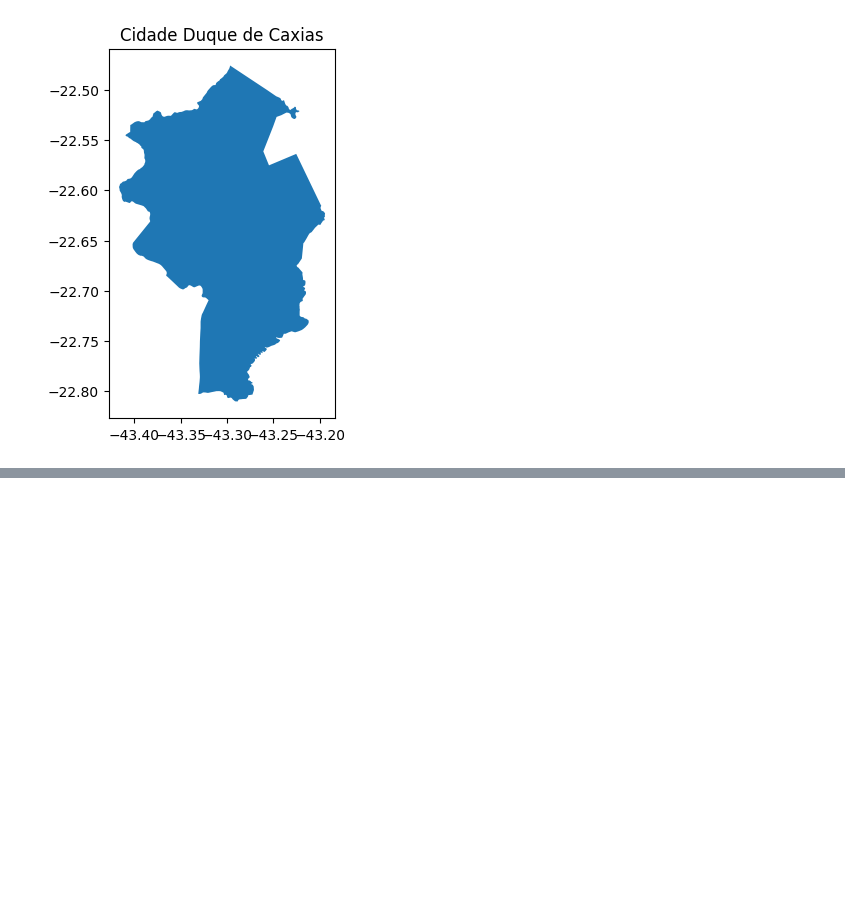
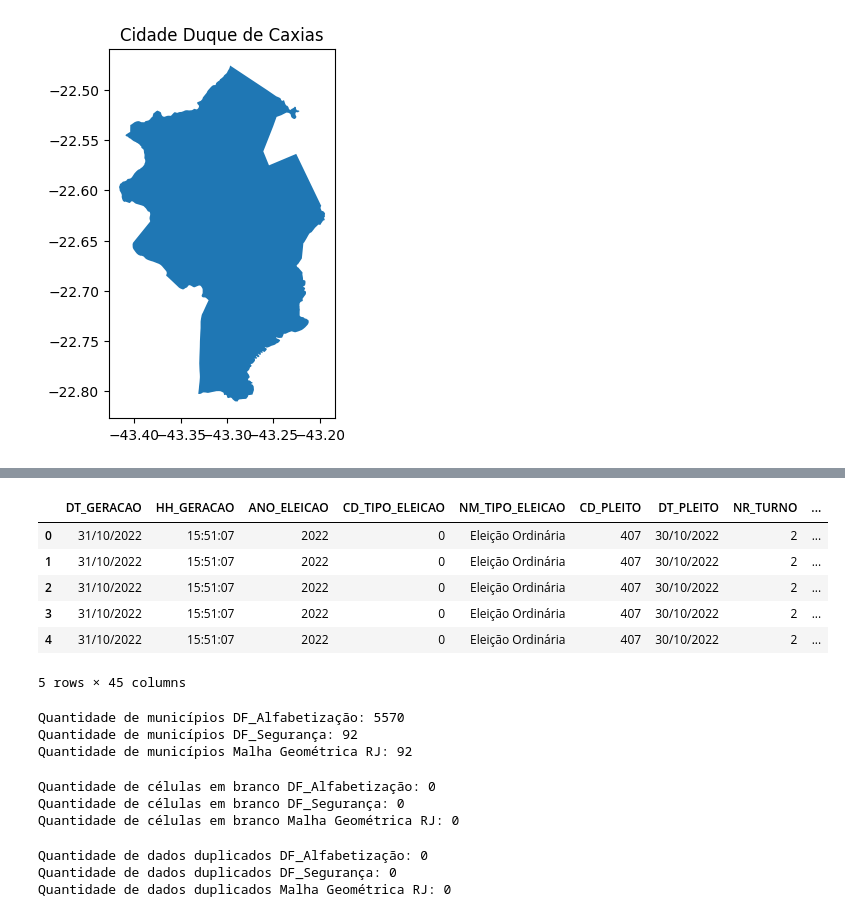
Before and after one commit to carlabferreira/RJ_election_analysis, a Jupyter notebook: First_analysis.ipynb, the cells around one changed output, grey strips where cells are left out. Saved outputs shown, nothing was run; the diff lists cells and outputs as text; code cells hidden in the pictures; blank space fills up the shorter version.

Commit message:
feat: dados votos_csv and first analysis

```diff
--- a/First_analysis.ipynb
+++ b/First_analysis.ipynb
@@ -59,7 +73,8 @@ import geopandas as gpd
 
 path_alfabetizacao_csv = "./DADOS/Alfabetizacao/Agregados_por_municipios_alfabetizacao_BR.csv"
 path_seguranca_csv = "./DADOS/Seguranca/BaseMunicipioMensal.csv"
-# path_votos_TSE_csv = "./DADOS/TSE/votacao_secao_2022_RJ.csv"
+path_votos_parquet = "./DADOS/TSE/1turnoRj.parquet"
+path_votos_TSE_csv = "./DADOS/TSE/votacao_secao_2022_RJ.csv"
 path_malha_zip = "./DADOS/MalhaGeometrica/rj_municipios.zip"
 
 
@@ -70,6 +85,9 @@ df_alfabetizacao = pd.read_csv(path_alfabetizacao_csv,  encoding='latin1', sep='
 df_seguranca = pd.read_csv(path_seguranca_csv,  encoding='latin1', sep=';')
 
 # df_votos = pd.read_csv(path_votos_TSE_csv, encoding='latin1', sep='')
+df = pd.read_parquet(path_votos_parquet)
+df.to_csv(path_votos_TSE_csv, index=False, sep=';')
+df_votos = pd.read_csv(path_votos_TSE_csv, encoding='latin1', sep=';')
 # %%
 # Verificação das primeiras linhas dos dados
 
@@ -119,3 +137,17 @@ ax2 = duque_de_caxias_city.plot()
 ax2.set_title('Cidade Duque de Caxias');
 # %% [output]
 [figure]
+# %%
+# Leitura do arquivo CSV do TSE com tratamento manual para conversão com separador correto
+df_raw = pd.read_csv(path_votos_TSE_csv, header=None)
+
+df_votos = df_raw[0].str.replace('"', '').str.split(';', expand=True)
+
+df_votos.columns = df_votos.iloc[0]
+df_votos = df_votos[1:]
+
+df_votos = df_votos.reset_index(drop=True)
+
+print(df_votos.head())
+print(df_votos.columns[:10])
+print(df_votos.shape)
@@ -122,9 +172,40 @@ ax2.set_title('Cidade Duque de Caxias');
+# %%
+df_votos.head()
+# %% [output]
+|  | DT_GERACAO | HH_GERACAO | ANO_ELEICAO | CD_TIPO_ELEICAO | NM_TIPO_ELEICAO | CD_PLEITO | DT_PLEITO | NR_TURNO | ... |
+| 0 | 31/10/2022 | 15:51:07 | 2022 | 0 | Eleição Ordinária | 407 | 30/10/2022 | 2 | ... |
+| 1 | 31/10/2022 | 15:51:07 | 2022 | 0 | Eleição Ordinária | 407 | 30/10/2022 | 2 | ... |
+| 2 | 31/10/2022 | 15:51:07 | 2022 | 0 | Eleição Ordinária | 407 | 30/10/2022 | 2 | ... |
+| 3 | 31/10/2022 | 15:51:07 | 2022 | 0 | Eleição Ordinária | 407 | 30/10/2022 | 2 | ... |
+| 4 | 31/10/2022 | 15:51:07 | 2022 | 0 | Eleição Ordinária | 407 | 30/10/2022 | 2 | ... |
+5 rows × 45 columns
 # %%
 # Quantidade de municipios em cada dataframe (usando .unique)
-
-# Celulas em branco
-
-# Dados duplicados
+print("Quantidade de municípios DF_Alfabetização:", df_alfabetizacao['CD_MUN'].nunique())
+print("Quantidade de municípios DF_Segurança:", df_seguranca['fmun_cod'].nunique())
+print("Quantidade de municípios Malha Geométrica RJ:", rj['CD_GEOCODM'].nunique())
+# %% [output]
+Quantidade de municípios DF_Alfabetização: 5570
+Quantidade de municípios DF_Segurança: 92
+Quantidade de municípios Malha Geométrica RJ: 92
+# %%
+# Células em branco
+print("Quantidade de células em branco DF_Alfabetização:", df_alfabetizacao.isnull().sum().sum())
+print("Quantidade de células em branco DF_Segurança:", df_seguranca.isnull().sum().sum())
+print("Quantidade de células em branco Malha Geométrica RJ:", rj.isnull().sum().sum())
+# %% [output]
+Quantidade de células em branco DF_Alfabetização: 0
+Quantidade de células em branco DF_Segurança: 0
+Quantidade de células em branco Malha Geométrica RJ: 0
+# %%
+# Dados duplicados
+print("Quantidade de dados duplicados DF_Alfabetização:", df_alfabetizacao.duplicated().sum())
+print("Quantidade de dados duplicados DF_Segurança:", df_seguranca.duplicated().sum())
+print("Quantidade de dados duplicados Malha Geométrica RJ:", rj.duplicated().sum())
+# %% [output]
+Quantidade de dados duplicados DF_Alfabetização: 0
+Quantidade de dados duplicados DF_Segurança: 0
+Quantidade de dados duplicados Malha Geométrica RJ: 0
 # %%
 # Tratamento das tabelas para conter apenas as informações que estamos interessados (removendo colunas extras que não utilizaremos)
 # %%
```
Also changed, not shown: parts of 3 cells of this notebook.
